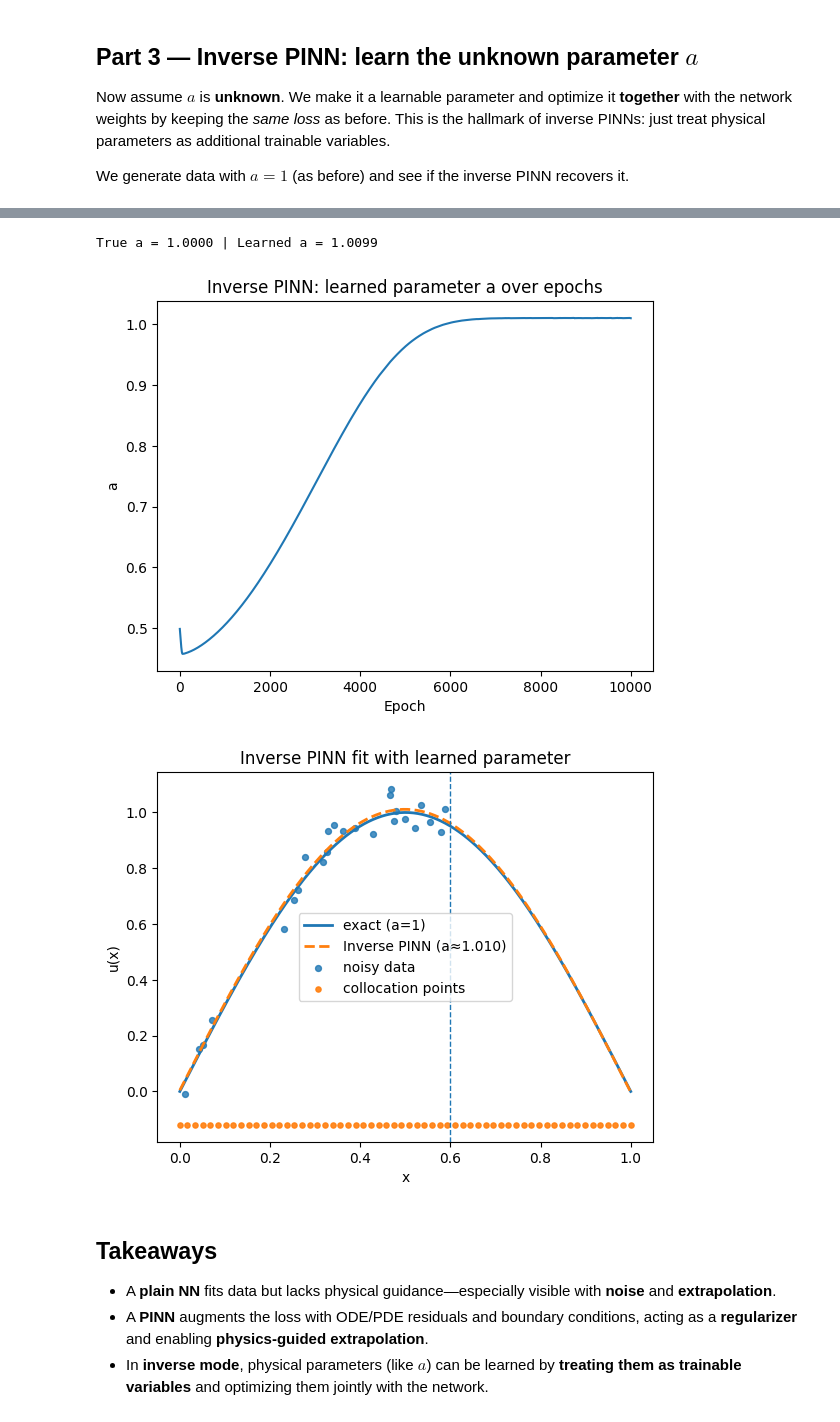
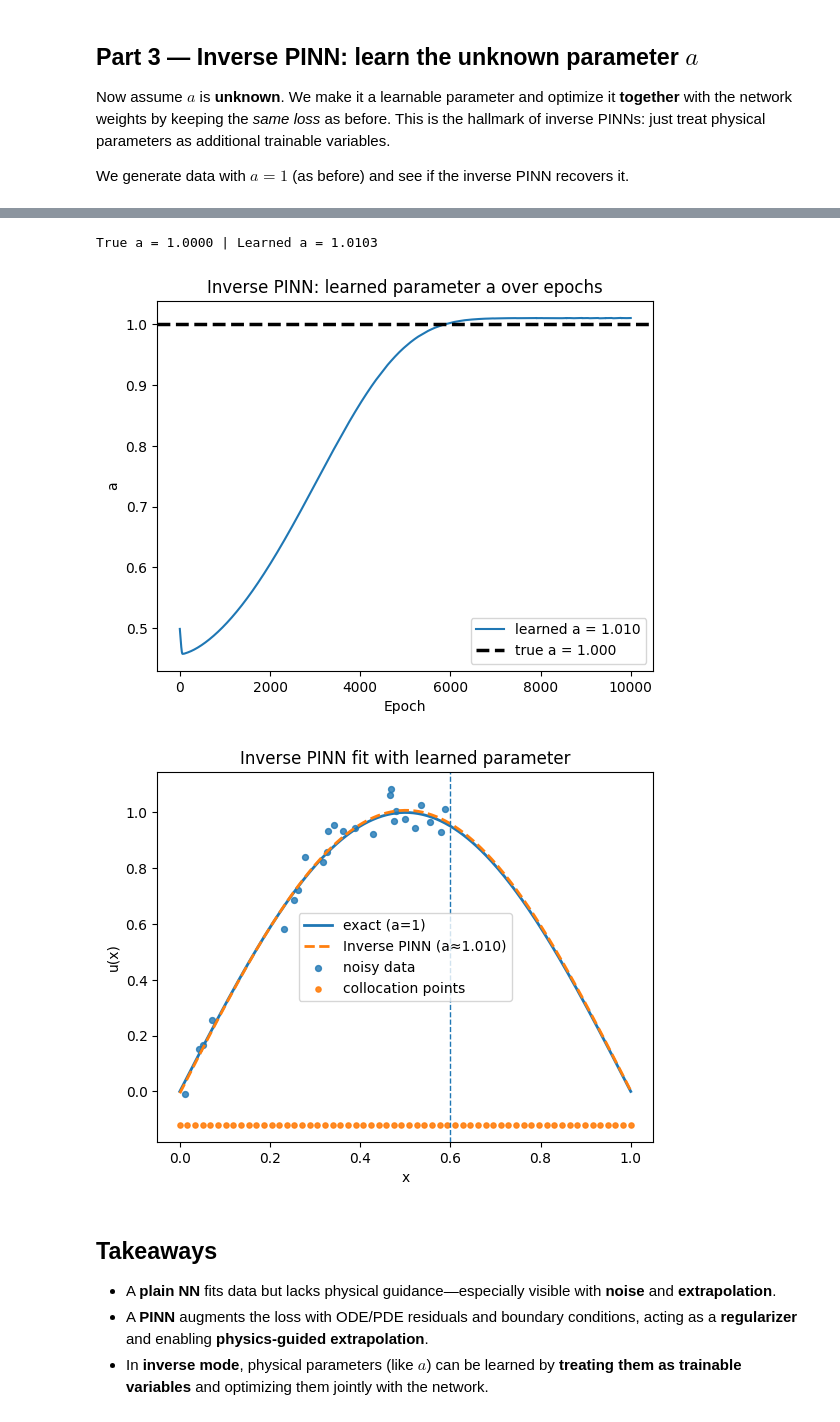
Before and after one commit to emiresenov/SESBC-Webinar, a Jupyter notebook: SESBC_Webinar_Emir_Esenov.ipynb, the cells around one changed output, grey strips where cells are left out. Saved outputs shown, nothing was run; the diff lists cells and outputs as text; code cells hidden in the pictures.

```diff
--- a/SESBC_Webinar_Emir_Esenov.ipynb
+++ b/SESBC_Webinar_Emir_Esenov.ipynb
@@ -121,8 +121,8 @@ epochs = 800             # number of passes through the data
 lr = 1e-2                # learning rate
 criterion = nn.MSELoss() # define loss function
 
-# Initialize the Adam optimizer (common choice for optimizing neural networks)
-optimizer = torch.optim.Adam(model.parameters(), lr=lr)
+# Initialize the SGD optimizer
+optimizer = torch.optim.SGD(model.parameters(), lr=lr)
 
 loss_history = []
 
@@ -578,34 +579,36 @@ for ep in range(1, epochs+1):
 # %%
 
 #@title Evaluate inverse PINN and report learned parameter
 with torch.no_grad():
     y_inv = inv_pinn(xg_t).cpu().numpy().squeeze()
 a_learned = inv_pinn.a.item()
 print(f"True a = {a_true:.4f} | Learned a = {a_learned:.4f}")
 
 plt.figure()
-plt.plot(inv_hist["a"])
+plt.plot(inv_hist["a"], label=f"learned a = {a_learned:.3f}")
+plt.axhline(a_true, color="black", linestyle="--", linewidth=2.5, label=f"true a = {a_true:.3f}")
 plt.title("Inverse PINN: learned parameter a over epochs")
 plt.xlabel("Epoch"); plt.ylabel("a")
+plt.legend()
 plt.show()
 
 plt.figure()
 plt.plot(x_grid, y_true, linewidth=2, label="exact (a=1)")
 plt.plot(x_grid, y_inv, linewidth=2, linestyle="--", label=f"Inverse PINN (a≈{a_learned:.3f})")
 plt.scatter(x_obs, y_obs, s=18, alpha=0.8, label="noisy data")
 plt.axvline(0.6, linestyle="--", linewidth=1)
 
 # Collocation points at the bottom
 plt.scatter(x_col.flatten(), y_rug, s=14, alpha=0.9, label="collocation points")
 
 plt.legend()
 plt.title("Inverse PINN fit with learned parameter")
 plt.xlabel("x"); plt.ylabel("u(x)")
 plt.show()
 # %% [output]
-True a = 1.0000 | Learned a = 1.0099
+True a = 1.0000 | Learned a = 1.0103
-[figure, old version]
+[figure, new version]
-[figure, old version]
+[figure, new version]
 # %% [markdown]
 
 ## Takeaways
```
Also changed, not shown: parts of 6 cells of this notebook.
